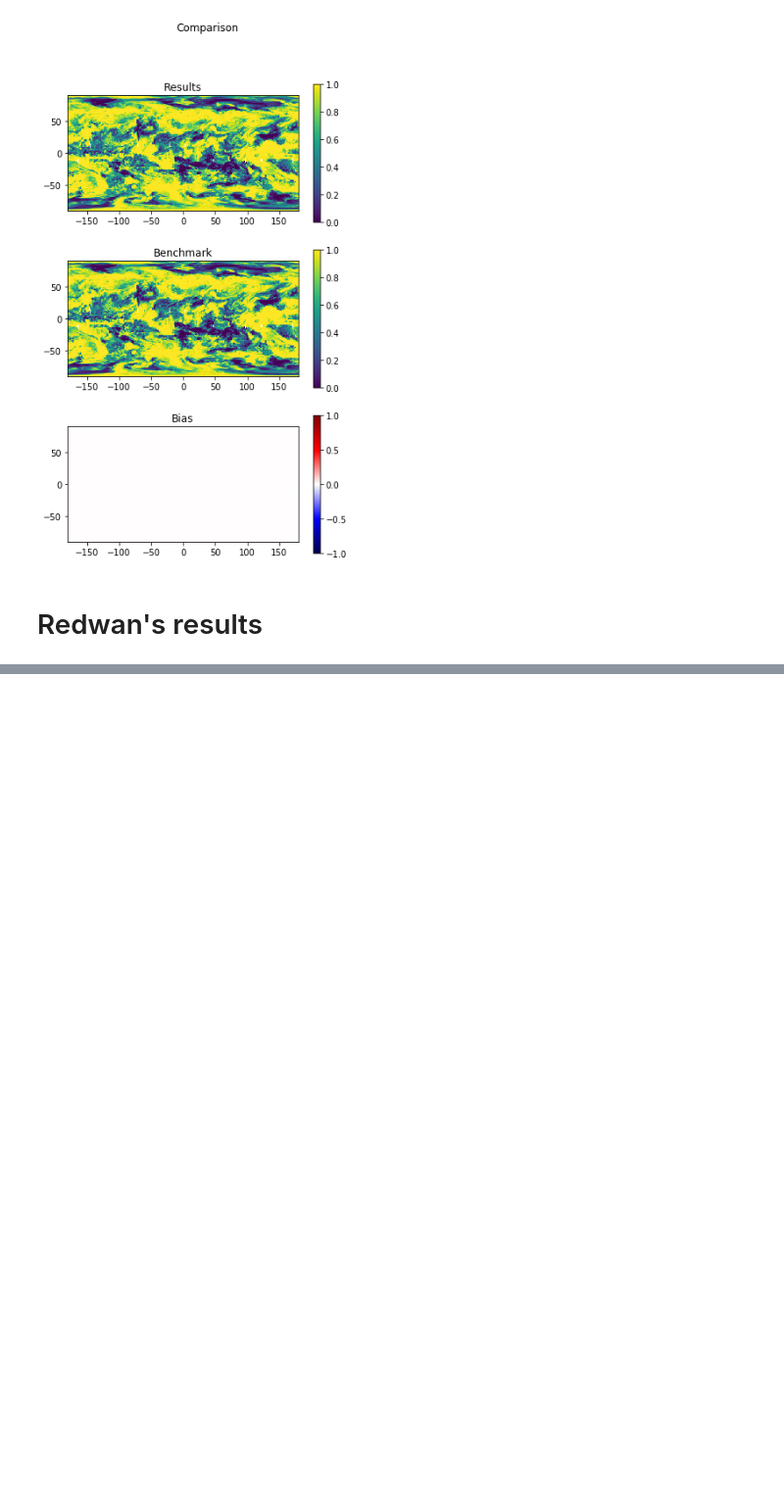
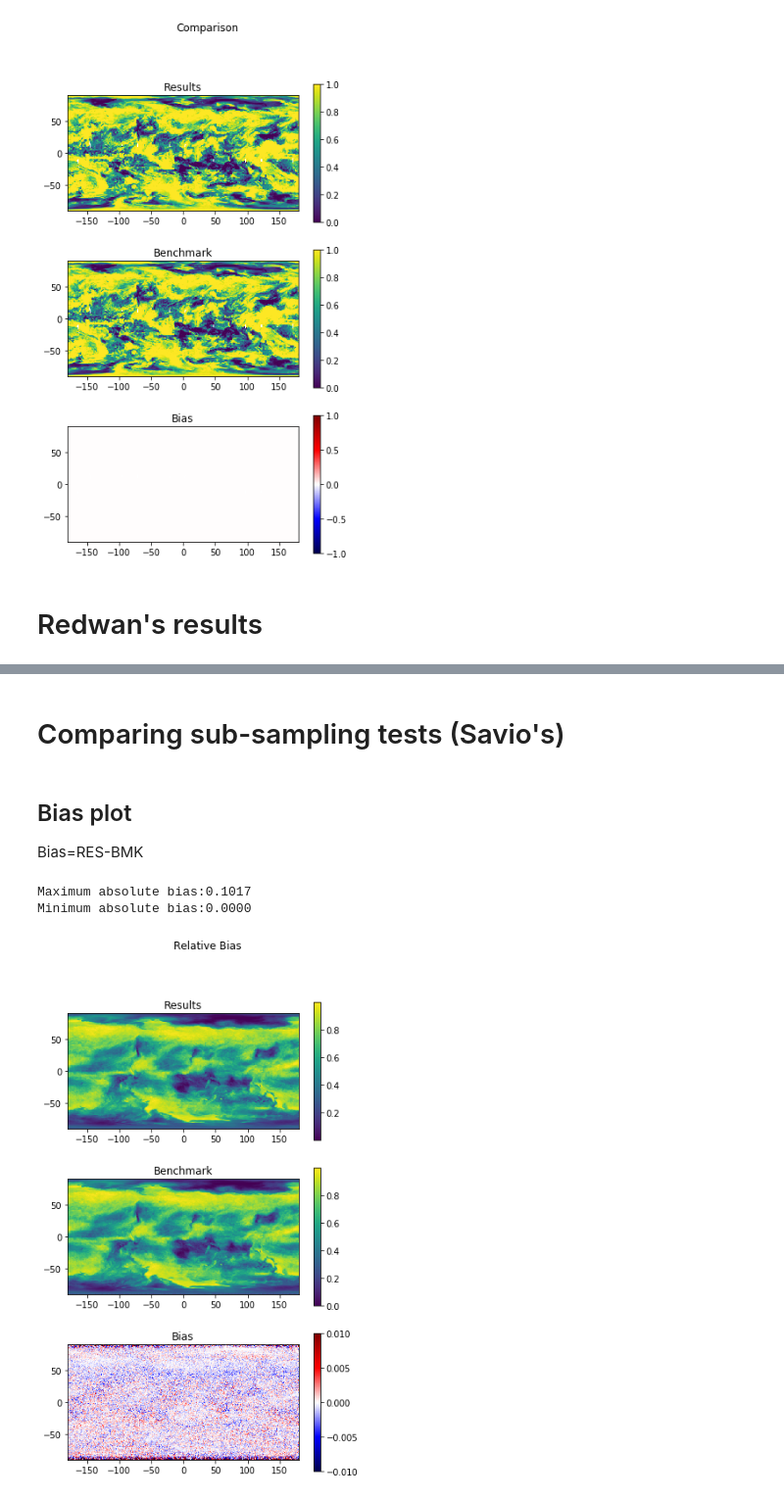
Before and after one commit to big-data-lab-umbc/MODIS_Aggregation, a Jupyter notebook: source/baseline/Comparison_tool.ipynb, the cells around one changed output, grey strips where cells are left out. Shown at 98% size. Saved outputs shown, nothing was run; the diff lists cells and outputs as text; code cells hidden in the pictures; blank space fills up the shorter version.

```diff
--- a/source/baseline/Comparison_tool.ipynb
+++ b/source/baseline/Comparison_tool.ipynb
@@ -29,0 +31,19 @@ Minimum absolute bias:0.0000
+# %% [markdown]
+# Comparing sub-sampling tests (Savio's)
+# %% [markdown]
+## Bias plot
+Bias=RES-BMK
+# %%
+import h5py
+f=h5py.File('/umbc/xfs1/jianwu/common/MODIS_Aggregation/savioexe/test/4/foursub4n_onemonth.hdf','r')
+BMK=f['__xarray_dataarray_variable__'][:]
+f.close()
+f=h5py.File('/umbc/xfs1/jianwu/common/MODIS_Aggregation/savioexe/test/4/nosub4n_onemonth.hdf','r')
+RES=f['__xarray_dataarray_variable__'][:]
+f.close()
+bias=CF1-CF2
+fig1,fig1_ttl=doPlot(RES,BMK,'Relative Bias',vmin=-0.01,vmax=0.01)
+# %% [output]
+Maximum absolute bias:0.1017
+Minimum absolute bias:0.0000
+[figure, added]
```
Also changed, not shown: parts of 5 cells of this notebook, 1 other file.
